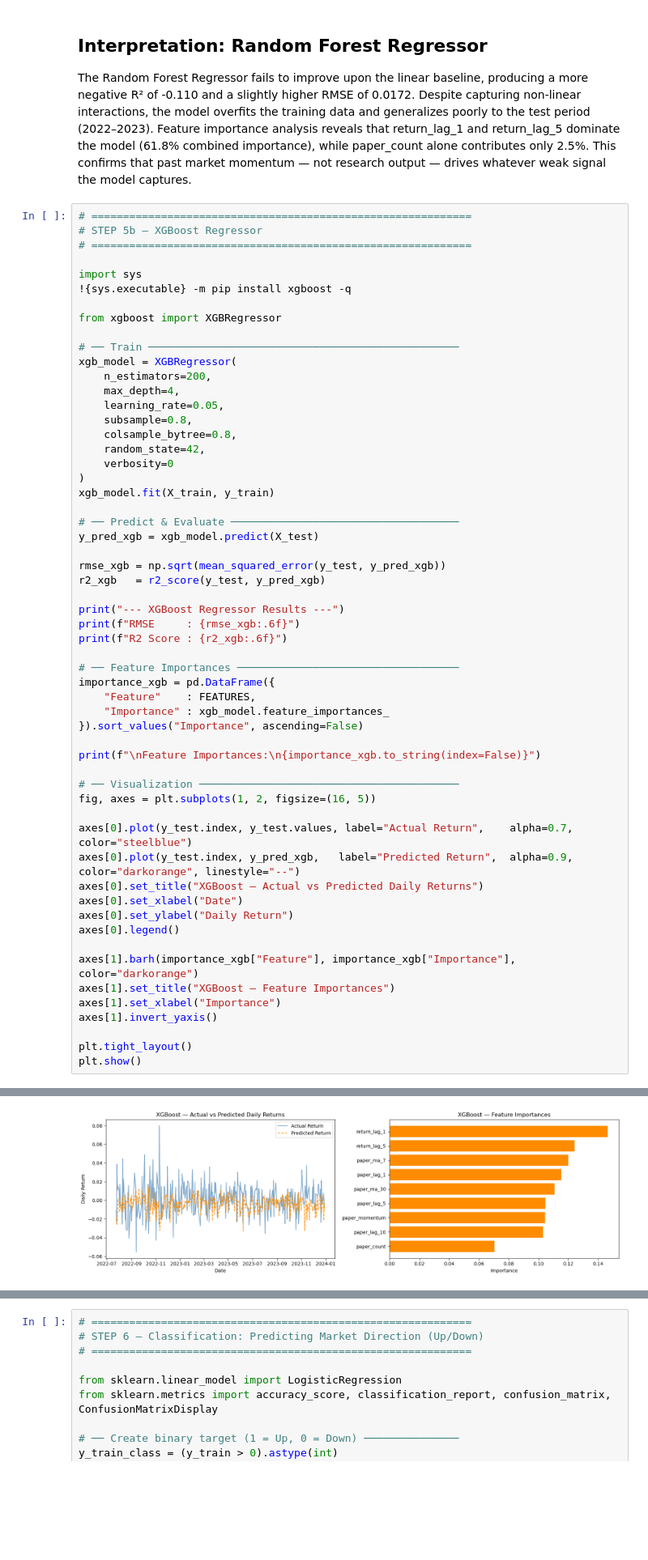
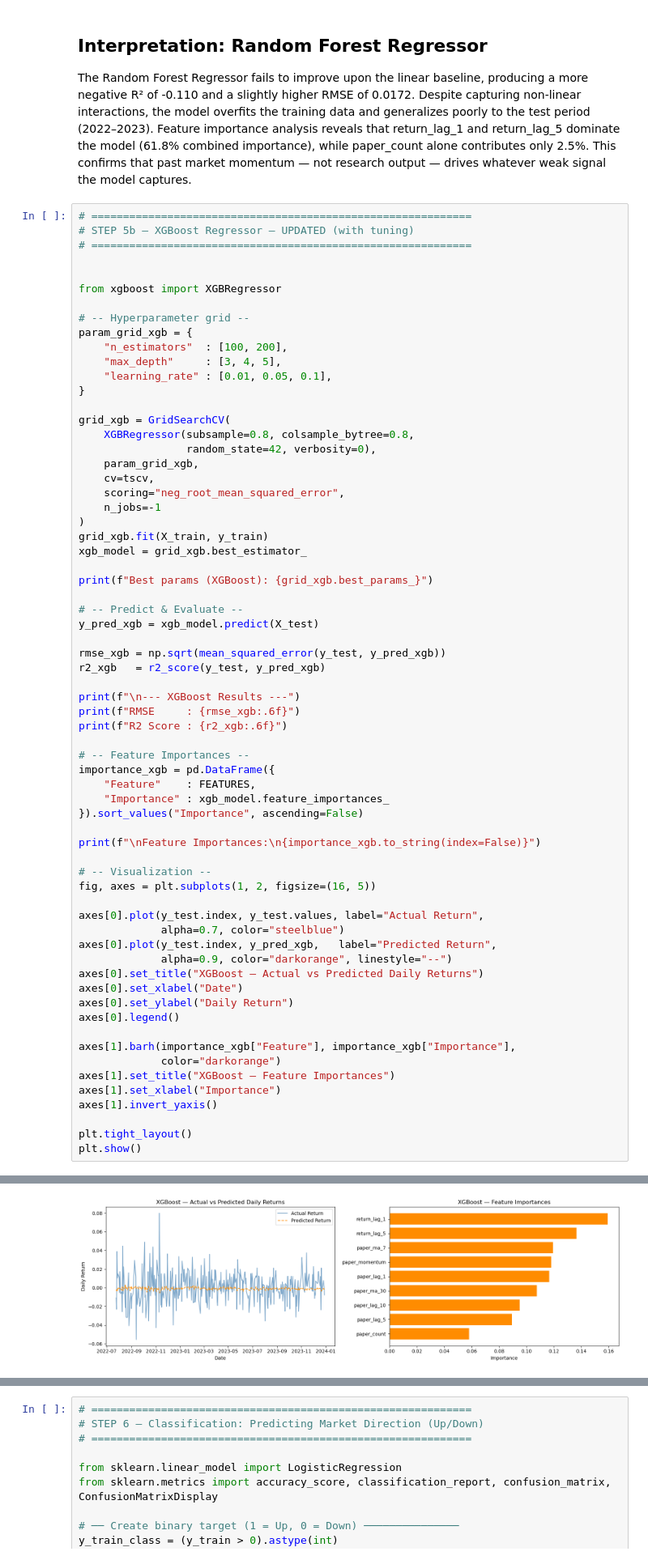
Before and after one commit to mertcaylak-glitch/DSA-210-Project, a Jupyter notebook: ML.ipynb, the cells around one changed output, grey strips where cells are left out. Shown at 81% size. Drawn from its saved outputs; the diff is of its cells as text; blank space fills up the shorter version.

```diff
--- a/ML.ipynb
+++ b/ML.ipynb
@@ -274,37 +274,43 @@ This confirms that past market momentum — not research output — drives
 whatever weak signal the model captures.
 # %%
 # ============================================================
-# STEP 5b — XGBoost Regressor
+# STEP 5b — XGBoost Regressor — UPDATED (with tuning)
 # ============================================================
 
-import sys
-!{sys.executable} -m pip install xgboost -q
 
 from xgboost import XGBRegressor
 
-# ── Train ─────────────────────────────────────────────────
-xgb_model = XGBRegressor(
-    n_estimators=200,
-    max_depth=4,
-    learning_rate=0.05,
-    subsample=0.8,
-    colsample_bytree=0.8,
-    random_state=42,
-    verbosity=0
+# -- Hyperparameter grid --
+param_grid_xgb = {
+    "n_estimators"  : [100, 200],
+    "max_depth"     : [3, 4, 5],
+    "learning_rate" : [0.01, 0.05, 0.1],
+}
+
+grid_xgb = GridSearchCV(
+    XGBRegressor(subsample=0.8, colsample_bytree=0.8,
+                 random_state=42, verbosity=0),
+    param_grid_xgb,
+    cv=tscv,
+    scoring="neg_root_mean_squared_error",
+    n_jobs=-1
 )
-xgb_model.fit(X_train, y_train)
+grid_xgb.fit(X_train, y_train)
+xgb_model = grid_xgb.best_estimator_
 
-# ── Predict & Evaluate ────────────────────────────────────
+print(f"Best params (XGBoost): {grid_xgb.best_params_}")
+
+# -- Predict & Evaluate --
 y_pred_xgb = xgb_model.predict(X_test)
 
 rmse_xgb = np.sqrt(mean_squared_error(y_test, y_pred_xgb))
 r2_xgb   = r2_score(y_test, y_pred_xgb)
 
-print("--- XGBoost Regressor Results ---")
+print(f"\n--- XGBoost Results ---")
 print(f"RMSE     : {rmse_xgb:.6f}")
 print(f"R2 Score : {r2_xgb:.6f}")
 
-# ── Feature Importances ───────────────────────────────────
+# -- Feature Importances --
 importance_xgb = pd.DataFrame({
     "Feature"    : FEATURES,
     "Importance" : xgb_model.feature_importances_
@@ -312,17 +318,20 @@ importance_xgb = pd.DataFrame({
 
 print(f"\nFeature Importances:\n{importance_xgb.to_string(index=False)}")
 
-# ── Visualization ─────────────────────────────────────────
+# -- Visualization --
 fig, axes = plt.subplots(1, 2, figsize=(16, 5))
 
-axes[0].plot(y_test.index, y_test.values, label="Actual Return",    alpha=0.7, color="steelblue")
-axes[0].plot(y_test.index, y_pred_xgb,   label="Predicted Return",  alpha=0.9, color="darkorange", linestyle="--")
+axes[0].plot(y_test.index, y_test.values, label="Actual Return",
+             alpha=0.7, color="steelblue")
+axes[0].plot(y_test.index, y_pred_xgb,   label="Predicted Return",
+             alpha=0.9, color="darkorange", linestyle="--")
 axes[0].set_title("XGBoost — Actual vs Predicted Daily Returns")
 axes[0].set_xlabel("Date")
 axes[0].set_ylabel("Daily Return")
 axes[0].legend()
 
-axes[1].barh(importance_xgb["Feature"], importance_xgb["Importance"], color="darkorange")
+axes[1].barh(importance_xgb["Feature"], importance_xgb["Importance"],
+             color="darkorange")
 axes[1].set_title("XGBoost — Feature Importances")
 axes[1].set_xlabel("Importance")
 axes[1].invert_yaxis()
@@ -348 +359 @@ paper_momentum    0.104581
-[figure, old version]
+[figure, new version]
```
Also changed, not shown: parts of 16 cells of this notebook.
